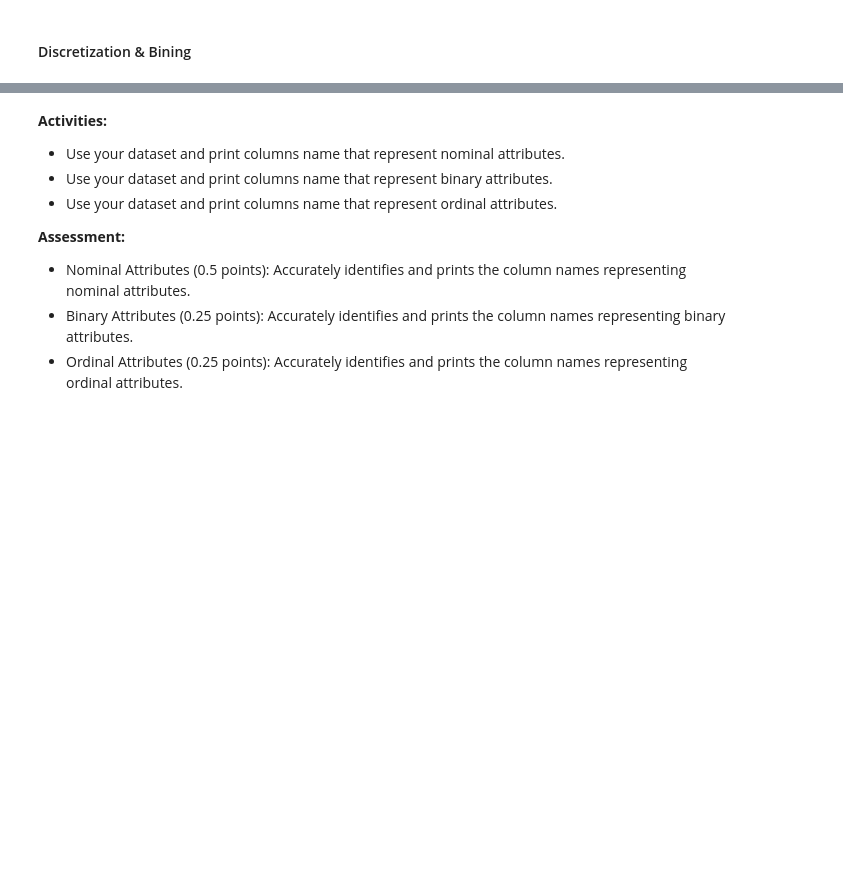
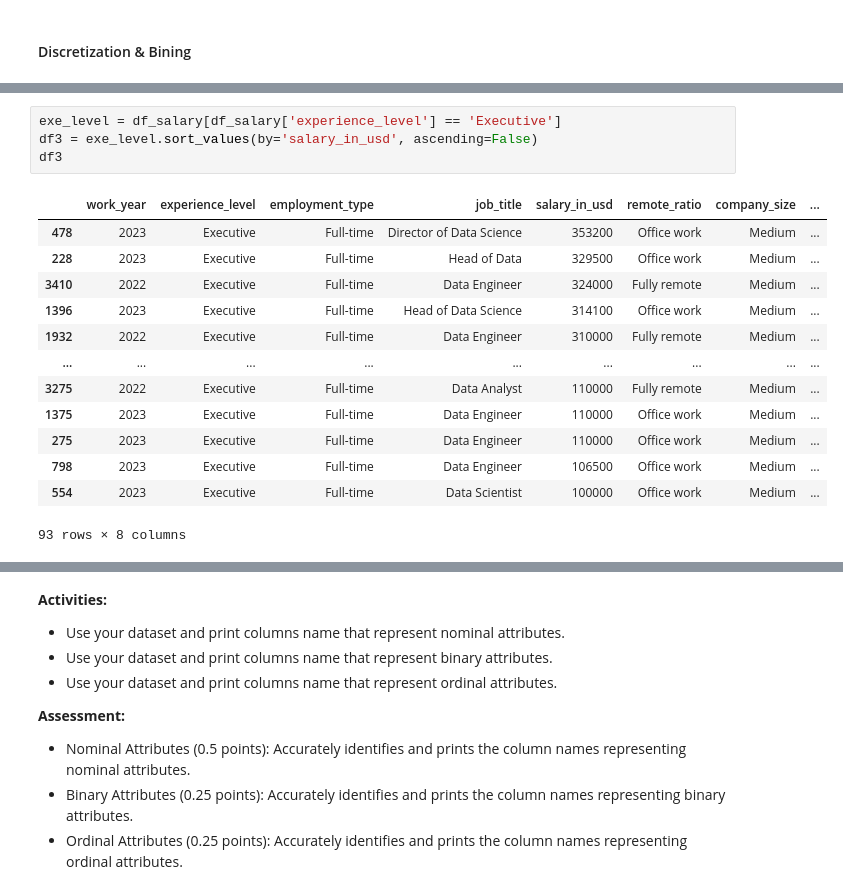
Before and after one commit to hiephamk/Data_Analysis, a Jupyter notebook: GroupHCDD.ipynb, the cells around one changed output, grey strips where cells are left out. Cells and saved outputs as stored; diff of their text form; blank space fills up the shorter version.

```diff
--- a/GroupHCDD.ipynb
+++ b/GroupHCDD.ipynb
@@ -333,0 +400,18 @@ salary_range_bins2
+# %%
+exe_level = df_salary[df_salary['experience_level'] == 'Executive']
+df3 = exe_level.sort_values(by='salary_in_usd', ascending=False)
+df3
+# %% [output]
+|  | work_year | experience_level | employment_type | job_title | salary_in_usd | remote_ratio | company_size | ... |
+| 478 | 2023 | Executive | Full-time | Director of Data Science | 353200 | Office work | Medium | ... |
+| 228 | 2023 | Executive | Full-time | Head of Data | 329500 | Office work | Medium | ... |
+| 3410 | 2022 | Executive | Full-time | Data Engineer | 324000 | Fully remote | Medium | ... |
+| 1396 | 2023 | Executive | Full-time | Head of Data Science | 314100 | Office work | Medium | ... |
+| 1932 | 2022 | Executive | Full-time | Data Engineer | 310000 | Fully remote | Medium | ... |
+| ... | ... | ... | ... | ... | ... | ... | ... | ... |
+| 3275 | 2022 | Executive | Full-time | Data Analyst | 110000 | Fully remote | Medium | ... |
+| 1375 | 2023 | Executive | Full-time | Data Engineer | 110000 | Office work | Medium | ... |
+| 275 | 2023 | Executive | Full-time | Data Engineer | 110000 | Office work | Medium | ... |
+| 798 | 2023 | Executive | Full-time | Data Engineer | 106500 | Office work | Medium | ... |
+| 554 | 2023 | Executive | Full-time | Data Scientist | 100000 | Office work | Medium | ... |
+93 rows × 8 columns
```
Also changed, not shown: parts of 25 cells of this notebook.
